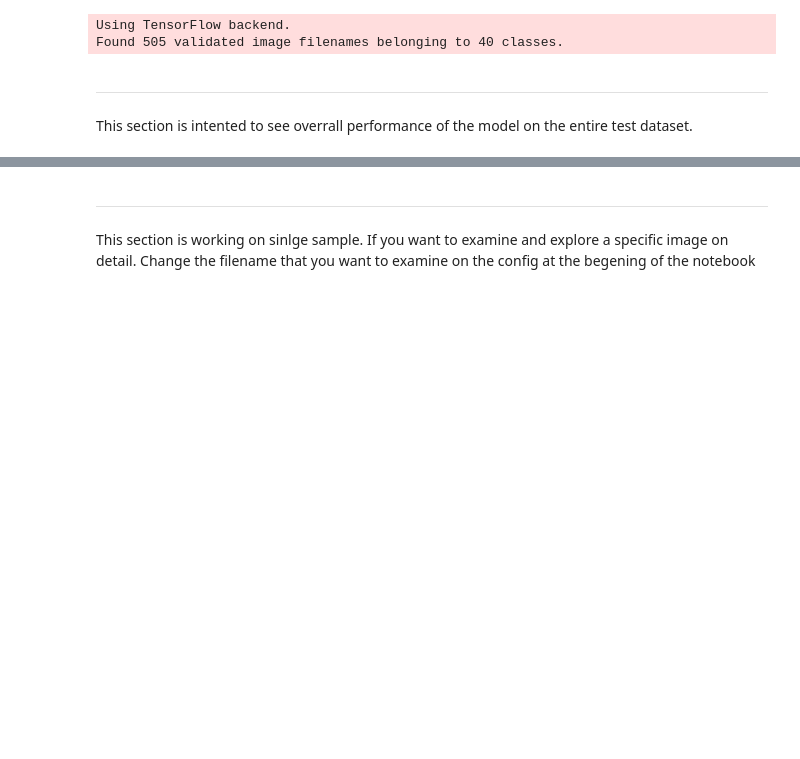
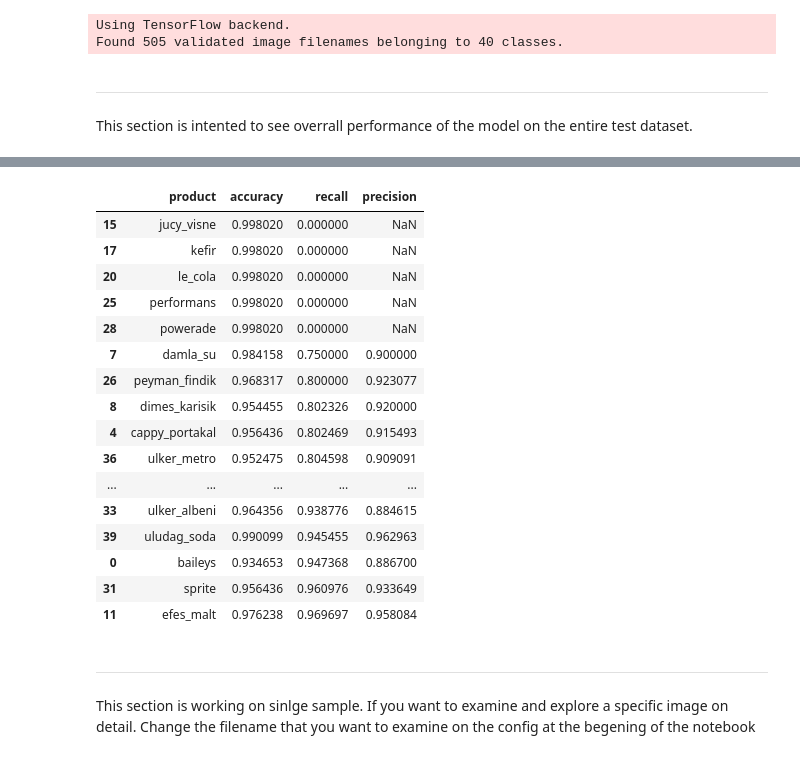
Before and after one commit to hakanonal/minibar, a Jupyter notebook: evaluation.ipynb, the cells around one changed output, grey strips where cells are left out. Cells and saved outputs as stored; diff of their text form; code cells hidden in the pictures; blank space fills up the shorter version.

```diff
--- a/evaluation.ipynb
+++ b/evaluation.ipynb
@@ -85,3 +143,24 @@ model.evaluate_generator(test_generator)
+# %%
+report_data = pd.DataFrame(report)
+report_data.sort_values(by=['recall','precision'])
+# %% [output]
+|  | product | accuracy | recall | precision |
+| 15 | jucy_visne | 0.998020 | 0.000000 | NaN |
+| 17 | kefir | 0.998020 | 0.000000 | NaN |
+| 20 | le_cola | 0.998020 | 0.000000 | NaN |
+| 25 | performans | 0.998020 | 0.000000 | NaN |
+| 28 | powerade | 0.998020 | 0.000000 | NaN |
+| 7 | damla_su | 0.984158 | 0.750000 | 0.900000 |
+| 26 | peyman_findik | 0.968317 | 0.800000 | 0.923077 |
+| 8 | dimes_karisik | 0.954455 | 0.802326 | 0.920000 |
+| 4 | cappy_portakal | 0.956436 | 0.802469 | 0.915493 |
+| 36 | ulker_metro | 0.952475 | 0.804598 | 0.909091 |
+| ... | ... | ... | ... | ... |
+| 33 | ulker_albeni | 0.964356 | 0.938776 | 0.884615 |
+| 39 | uludag_soda | 0.990099 | 0.945455 | 0.962963 |
+| 0 | baileys | 0.934653 | 0.947368 | 0.886700 |
+| 31 | sprite | 0.956436 | 0.960976 | 0.933649 |
+| 11 | efes_malt | 0.976238 | 0.969697 | 0.958084 |
 # %% [markdown]
 ---
 This section is working on sinlge sample. If you want to examine and explore a specific image on detail. Change the filename that you want to examine on the config at the begening of the notebook
```
Also changed, not shown: parts of 8 cells of this notebook, 1 other file.
